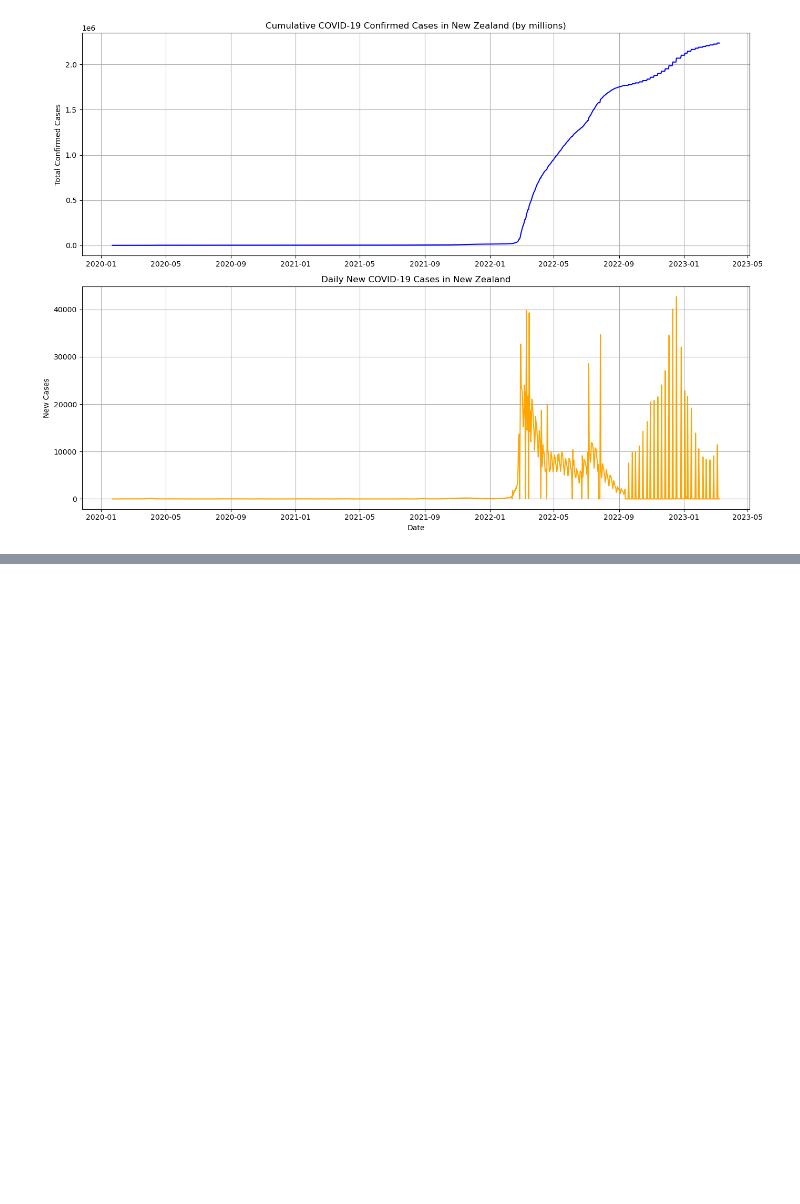
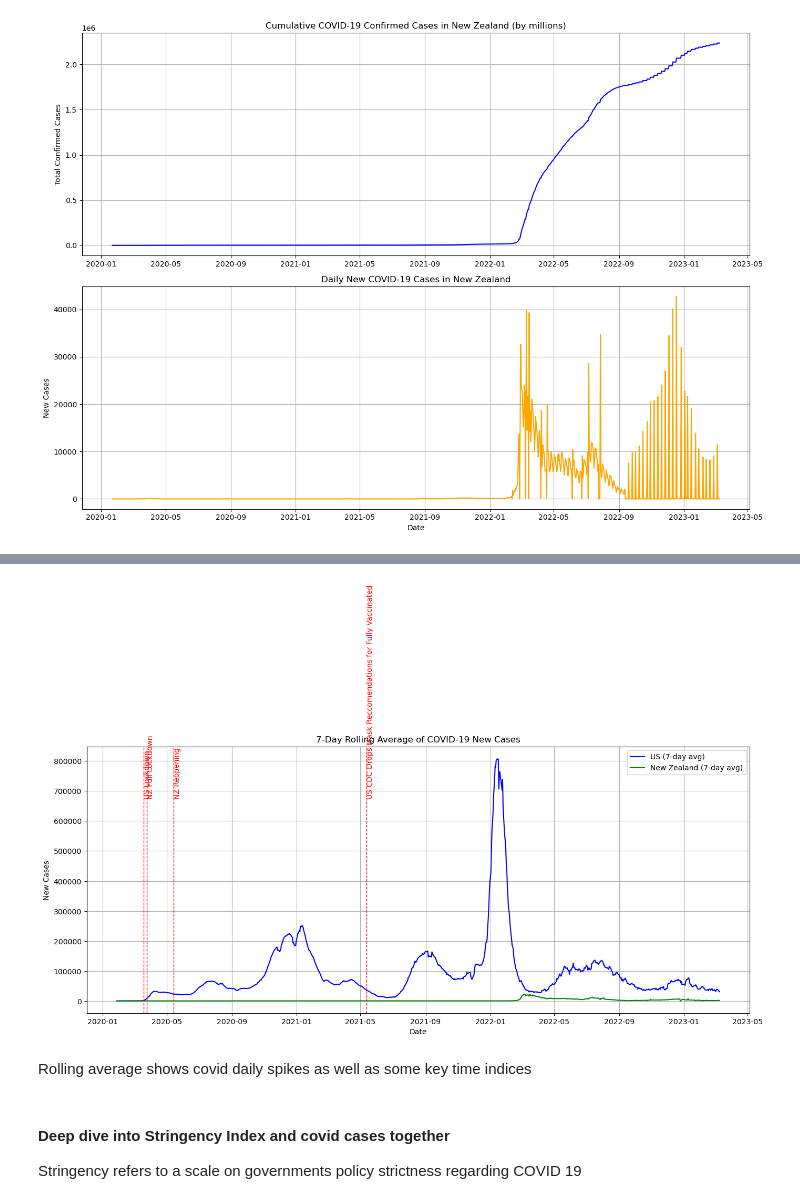
Before and after one commit to RaghavDewangan/Covid-Outbreak-Prediction, a Jupyter notebook: pred.ipynb, the cells around one changed output, grey strips where cells are left out. Saved outputs shown, nothing was run; the diff lists cells and outputs as text; code cells hidden in the pictures; blank space fills up the shorter version.

```diff
--- a/pred.ipynb
+++ b/pred.ipynb
@@ -146,0 +149,5 @@ plt.show()
+# %%
+us_rolling = daily_cases.rolling(window=7).mean()
+nz_rolling = daily_cases_nz.rolling(window=7).mean()
+
+# rollingaverage to smooth out spikes and noise, see trendlines a bit mroe clearly and concisely
@@ -146,0 +168,30 @@ plt.show()
+# %%
+plt.figure(figsize=(14, 6))
+plt.plot(us_rolling.index, us_rolling['new_cases_diff_by_day'], label='US (7-day avg)', color='blue')
+plt.plot(nz_rolling.index, nz_rolling['new_cases_diff_by_day'], label='New Zealand (7-day avg)', color='green')
+plt.title("7-Day Rolling Average of COVID-19 New Cases")
+plt.xlabel("Date")
+plt.ylabel("New Cases")
+plt.legend()
+plt.grid(True)
+plt.tight_layout()
+
+lockdown_dates = {
+    'US Lockdown': '2020-03-19',
+    'NZ Full Lockdown': '2020-03-25',
+    'NZ Reopening': '2020-05-14',
+    'US CDC Drops Mask Reccomendations for Fully Vaccinated': '2021-05-13'
+}
+
+for label, date in lockdown_dates.items():
+    plt.axvline(pd.to_datetime(date), color='red', linestyle='--', linewidth=1)
+    plt.text(pd.to_datetime(date), plt.ylim()[1]*0.8, label, rotation=90, color='red')
+
+plt.show()
+# %% [output]
+[figure, added]
+# %% [markdown]
+Rolling average shows covid daily spikes as well as some key time indices
+# %% [markdown]
+#### Deep dive into Stringency Index and covid cases together
+Stringency refers to a scale on governments policy strictness regarding COVID 19
```
Also changed, not shown: parts of 8 cells of this notebook.
